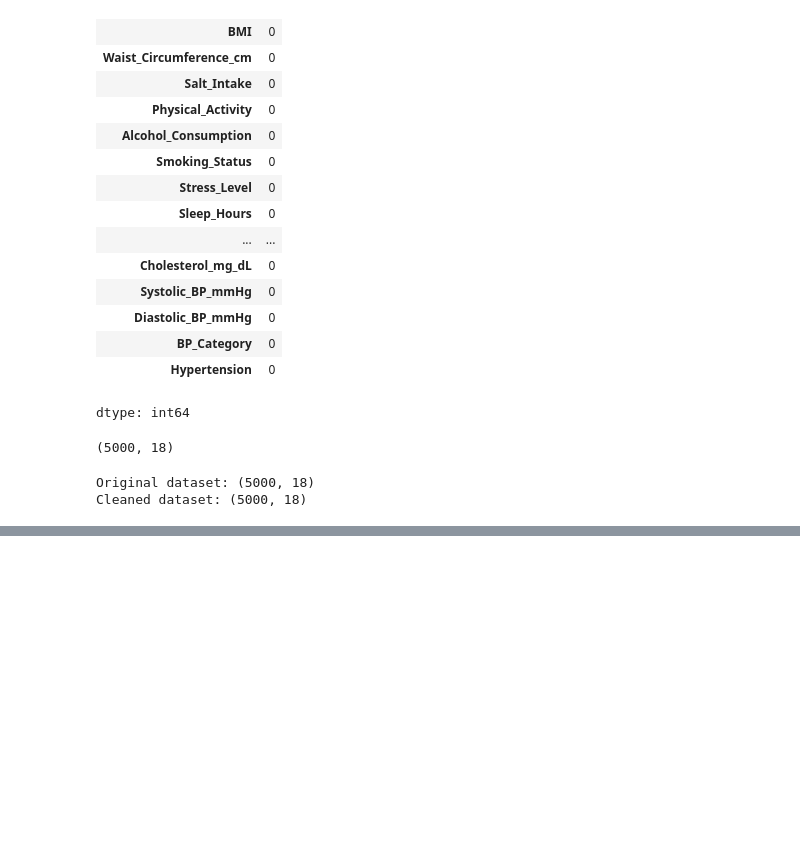
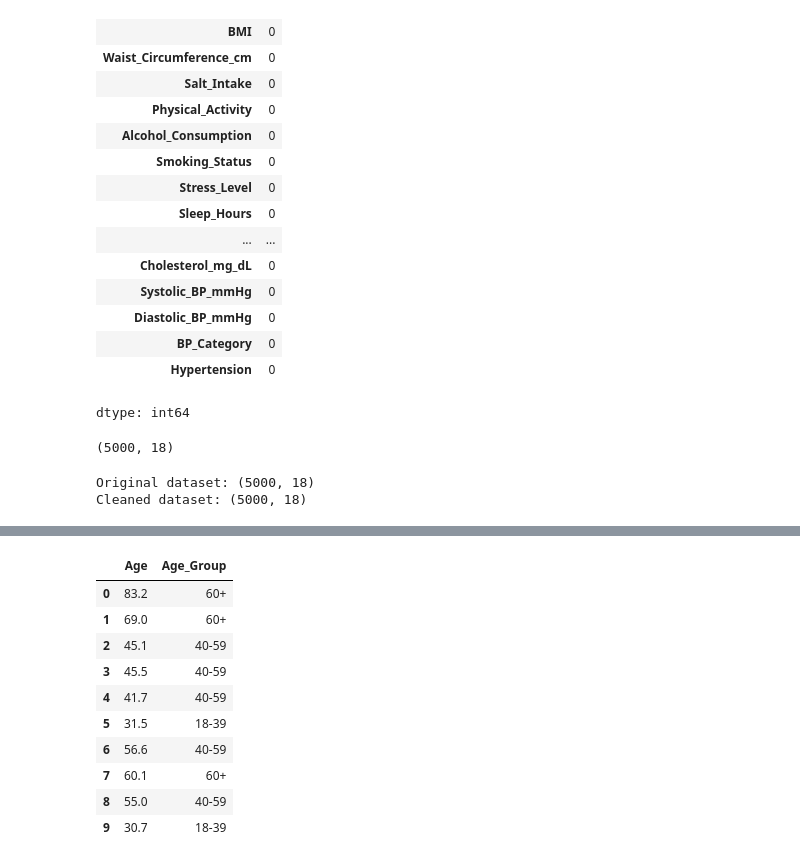
Before and after one commit to KarunaBaruwal/CMP7005-Hypertension-Analytics, a Jupyter notebook: CMP7005_Hypertension_Analysis.ipynb, the cells around one changed output, grey strips where cells are left out. Saved outputs shown, nothing was run; the diff lists cells and outputs as text; code cells hidden in the pictures; blank space fills up the shorter version.

```diff
--- a/CMP7005_Hypertension_Analysis.ipynb
+++ b/CMP7005_Hypertension_Analysis.ipynb
@@ -594,0 +620,14 @@ Cleaned dataset: (5000, 18)
+# %%
+df_clean[['Age', 'Age_Group']].head(10)
+# %% [output]
+|  | Age | Age_Group |
+| 0 | 83.2 | 60+ |
+| 1 | 69.0 | 60+ |
+| 2 | 45.1 | 40-59 |
+| 3 | 45.5 | 40-59 |
+| 4 | 41.7 | 40-59 |
+| 5 | 31.5 | 18-39 |
+| 6 | 56.6 | 40-59 |
+| 7 | 60.1 | 60+ |
+| 8 | 55.0 | 40-59 |
+| 9 | 30.7 | 18-39 |
```
Also changed, not shown: parts of 10 cells of this notebook.
